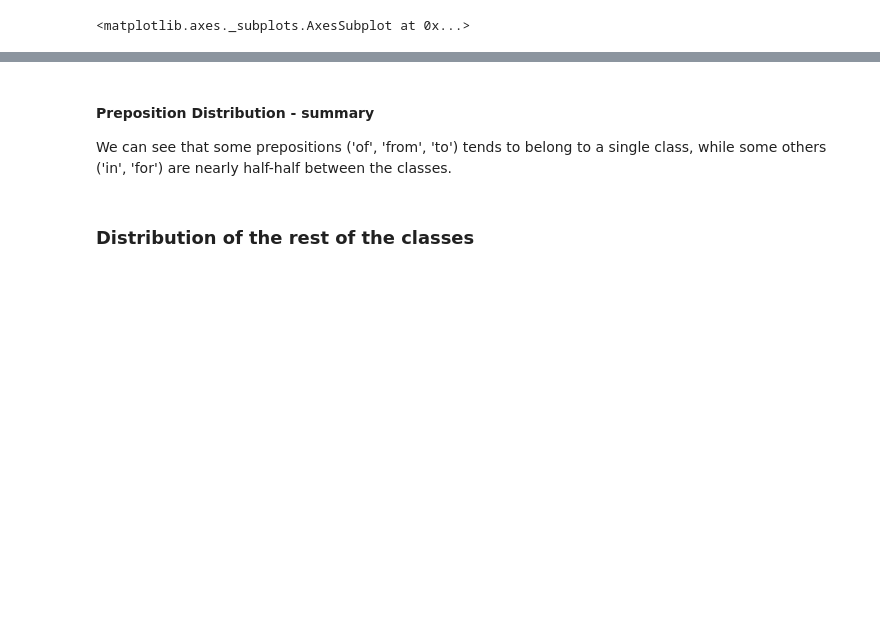
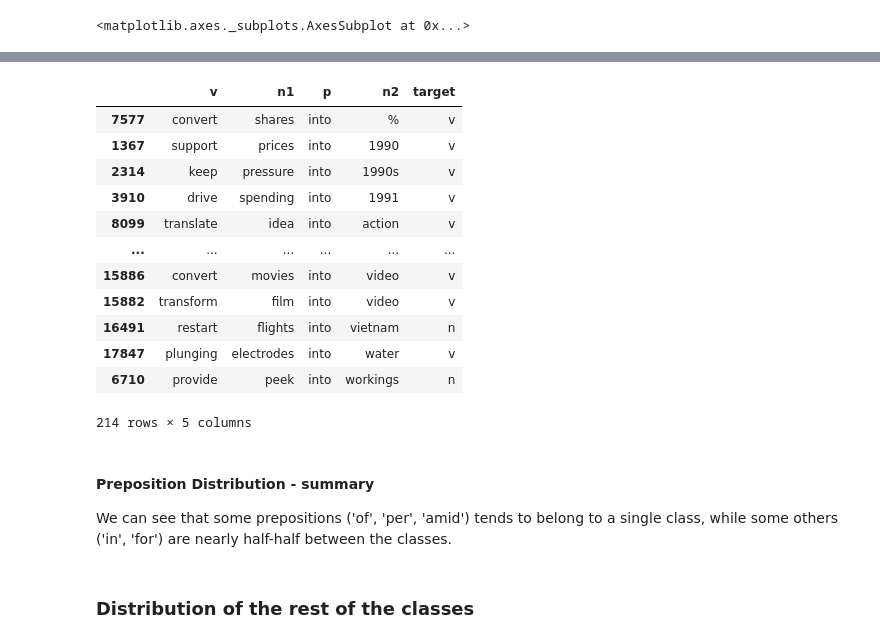
Before and after one commit to liadmagen/NLP-Course, a Jupyter notebook: exercises_notebooks_solutions/04_LM_PP_Attachment_classification__solution.ipynb, the cells around one changed output, grey strips where cells are left out. Cells and saved outputs as stored; diff of their text form; code cells hidden in the pictures; blank space fills up the shorter version.

```diff
--- a/exercises_notebooks_solutions/04_LM_PP_Attachment_classification__solution.ipynb
+++ b/exercises_notebooks_solutions/04_LM_PP_Attachment_classification__solution.ipynb
@@ -334,7 +414,23 @@ df[df['p']=='throughout']
+# %%
+df[df['p']=='into'].sort_values('n2')
+# %% [output]
+|  | v | n1 | p | n2 | target |
+| 7577 | convert | shares | into | % | v |
+| 1367 | support | prices | into | 1990 | v |
+| 2314 | keep | pressure | into | 1990s | v |
+| 3910 | drive | spending | into | 1991 | v |
+| 8099 | translate | idea | into | action | v |
+| ... | ... | ... | ... | ... | ... |
+| 15886 | convert | movies | into | video | v |
+| 15882 | transform | film | into | video | v |
+| 16491 | restart | flights | into | vietnam | n |
+| 17847 | plunging | electrodes | into | water | v |
+| 6710 | provide | peek | into | workings | n |
+214 rows × 5 columns
 # %% [markdown]
 #### Preposition Distribution - summary
 
-We can see that some prepositions ('of', 'from', 'to') tends to belong to a single class, while some others ('in', 'for') are nearly half-half between the classes.
+We can see that some prepositions ('of', 'per', 'amid') tends to belong to a single class, while some others ('in', 'for') are nearly half-half between the classes.
 # %% [markdown]
 ### Distribution of the rest of the classes
 # %%
```
Also changed, not shown: parts of 14 cells of this notebook.
